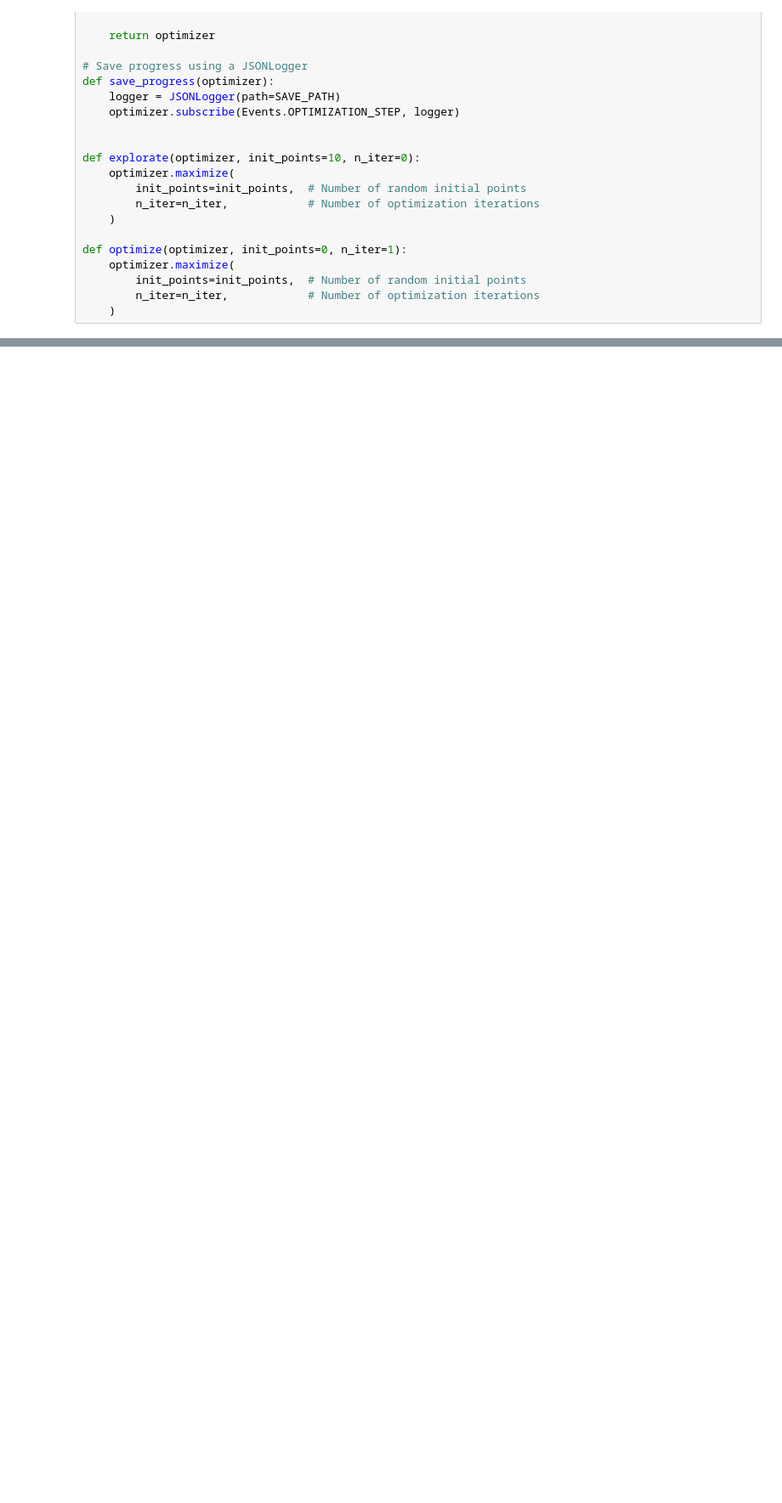
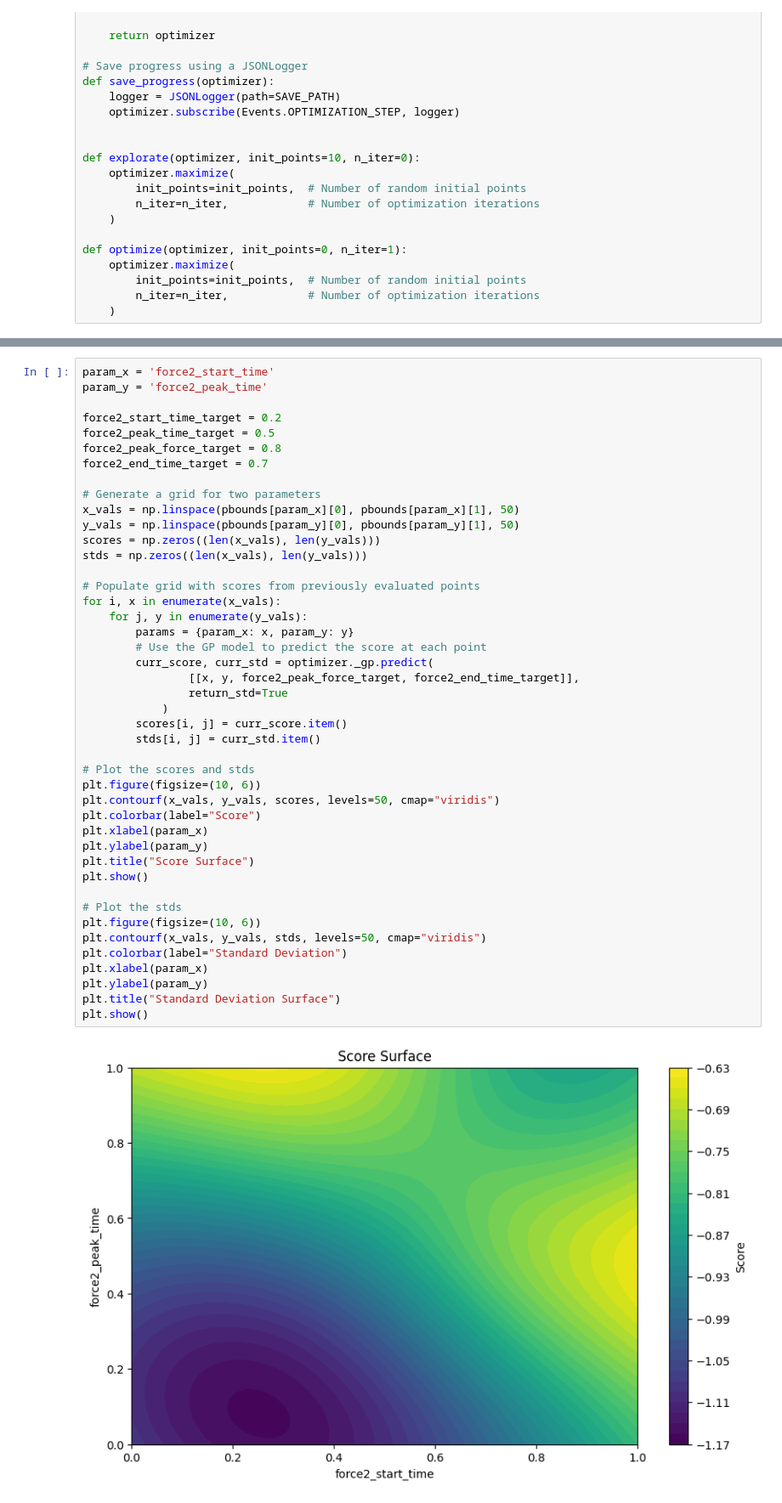
Before and after one commit to Harvard-Slade-Lab/assistive-arm, a Jupyter notebook: Bayes/bayes_y.ipynb, the cells around one changed output, grey strips where cells are left out. Shown at 85% size. Cells and saved outputs as stored; diff of their text form; blank space fills up the shorter version.

```diff
--- a/Bayes/bayes_y.ipynb
+++ b/Bayes/bayes_y.ipynb
@@ -338,0 +383,46 @@ ValueError: Mime type rendering requires nbformat>=4.2.0 but it is not installed
+# %%
+param_x = 'force2_start_time'
+param_y = 'force2_peak_time'
+
+force2_start_time_target = 0.2
+force2_peak_time_target = 0.5
+force2_peak_force_target = 0.8
+force2_end_time_target = 0.7
+
+# Generate a grid for two parameters
+x_vals = np.linspace(pbounds[param_x][0], pbounds[param_x][1], 50)
+y_vals = np.linspace(pbounds[param_y][0], pbounds[param_y][1], 50)
+scores = np.zeros((len(x_vals), len(y_vals)))
+stds = np.zeros((len(x_vals), len(y_vals)))
+
+# Populate grid with scores from previously evaluated points
+for i, x in enumerate(x_vals):
+    for j, y in enumerate(y_vals):
+        params = {param_x: x, param_y: y}
+        # Use the GP model to predict the score at each point
+        curr_score, curr_std = optimizer._gp.predict(
+                [[x, y, force2_peak_force_target, force2_end_time_target]],
+                return_std=True
+            )
+        scores[i, j] = curr_score.item()
+        stds[i, j] = curr_std.item()
+
+# Plot the scores and stds
+plt.figure(figsize=(10, 6))
+plt.contourf(x_vals, y_vals, scores, levels=50, cmap="viridis")
+plt.colorbar(label="Score")
+plt.xlabel(param_x)
+plt.ylabel(param_y)
+plt.title("Score Surface")
+plt.show()
+
+# Plot the stds
+plt.figure(figsize=(10, 6))
+plt.contourf(x_vals, y_vals, stds, levels=50, cmap="viridis")
+plt.colorbar(label="Standard Deviation")
+plt.xlabel(param_x)
+plt.ylabel(param_y)
+plt.title("Standard Deviation Surface")
+plt.show()
+# %% [output]
+[figure, added]
```
Also changed, not shown: parts of 11 cells of this notebook.
